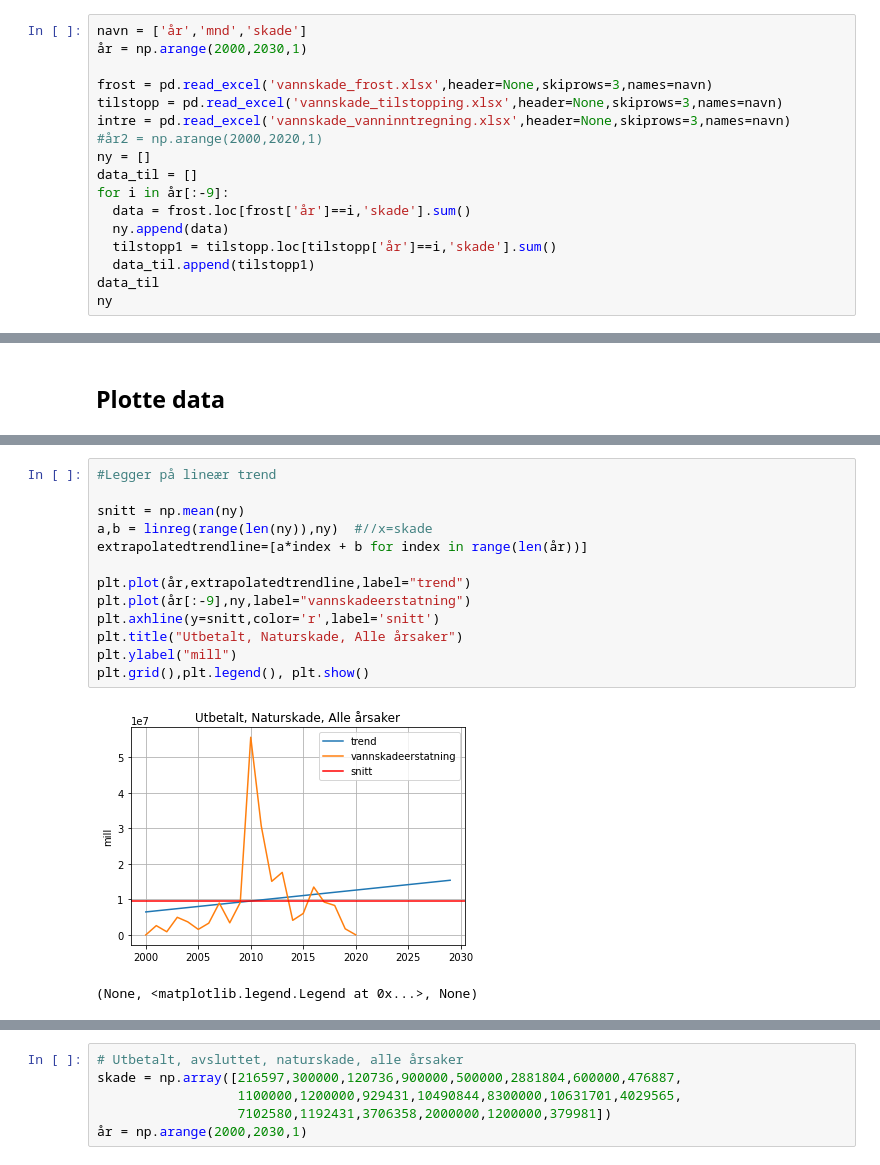
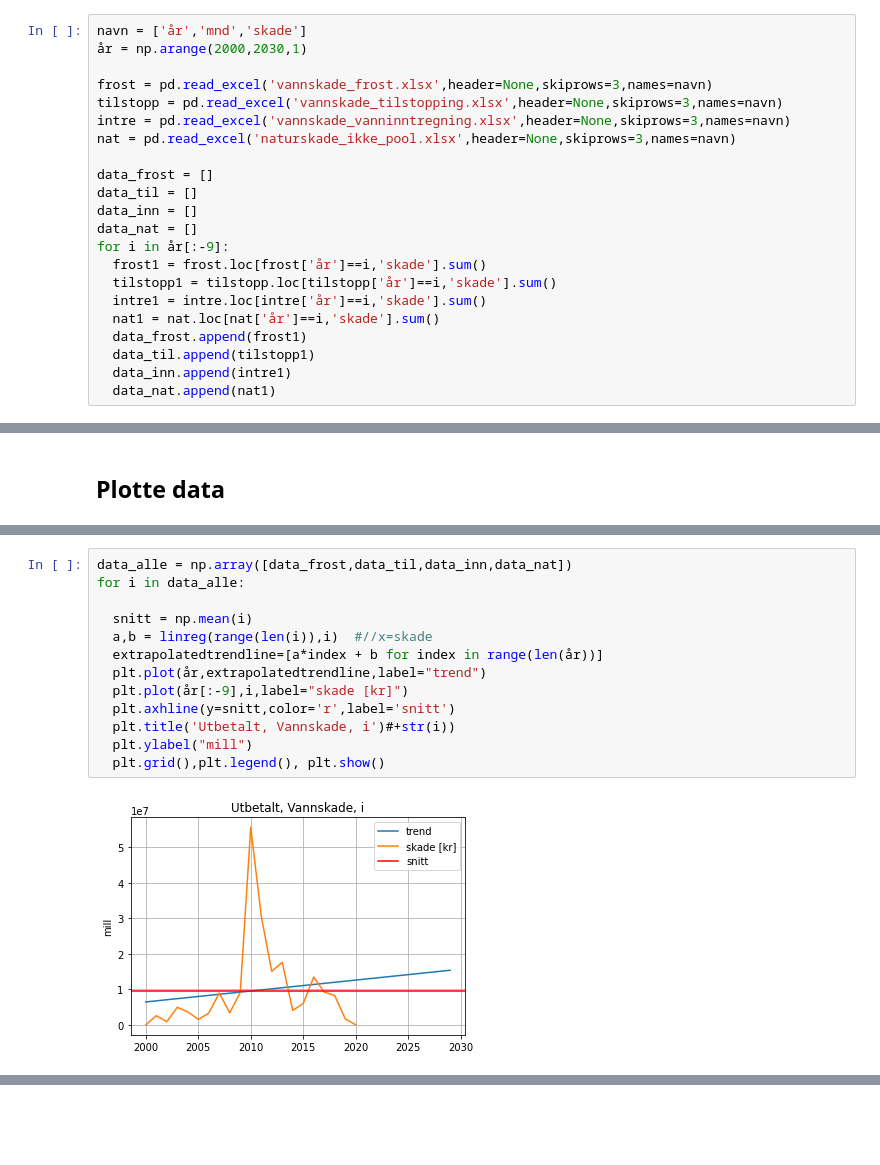
Before and after one commit to eirikngard/Eika, a Jupyter notebook: Vannskade.ipynb, the cells around one changed output, grey strips where cells are left out. Drawn from its saved outputs; the diff is of its cells as text; blank space fills up the shorter version.

```diff
--- a/Vannskade.ipynb
+++ b/Vannskade.ipynb
@@ -44,13 +45,18 @@ navn = ['år','mnd','skade']
 frost = pd.read_excel('vannskade_frost.xlsx',header=None,skiprows=3,names=navn)
 tilstopp = pd.read_excel('vannskade_tilstopping.xlsx',header=None,skiprows=3,names=navn)
 intre = pd.read_excel('vannskade_vanninntregning.xlsx',header=None,skiprows=3,names=navn)
-#år2 = np.arange(2000,2020,1)
-ny = []
+nat = pd.read_excel('naturskade_ikke_pool.xlsx',header=None,skiprows=3,names=navn)
+
+data_frost = []
 data_til = []
+data_inn = []
+data_nat = []
 for i in år[:-9]:
-  data = frost.loc[frost['år']==i,'skade'].sum()
-  ny.append(data)
+  frost1 = frost.loc[frost['år']==i,'skade'].sum()
   tilstopp1 = tilstopp.loc[tilstopp['år']==i,'skade'].sum()
+  intre1 = intre.loc[intre['år']==i,'skade'].sum()
+  nat1 = nat.loc[nat['år']==i,'skade'].sum()
+  data_frost.append(frost1)
   data_til.append(tilstopp1)
-data_til
-ny
+  data_inn.append(intre1)
+  data_nat.append(nat1)
@@ -97,16 +113,15 @@ data_til
 # %%
-#Legger på lineær trend
+data_alle = np.array([data_frost,data_til,data_inn,data_nat])
+for i in data_alle:
 
-snitt = np.mean(ny)
-a,b = linreg(range(len(ny)),ny)  #//x=skade
-extrapolatedtrendline=[a*index + b for index in range(len(år))]
-
-plt.plot(år,extrapolatedtrendline,label="trend")
-plt.plot(år[:-9],ny,label="vannskadeerstatning")
-plt.axhline(y=snitt,color='r',label='snitt')
-plt.title("Utbetalt, Naturskade, Alle årsaker")
-plt.ylabel("mill")
-plt.grid(),plt.legend(), plt.show()
+  snitt = np.mean(i)
+  a,b = linreg(range(len(i)),i)  #//x=skade
+  extrapolatedtrendline=[a*index + b for index in range(len(år))]
+  plt.plot(år,extrapolatedtrendline,label="trend")
+  plt.plot(år[:-9],i,label="skade [kr]")
+  plt.axhline(y=snitt,color='r',label='snitt')
+  plt.title('Utbetalt, Vannskade, i')#+str(i))
+  plt.ylabel("mill")
+  plt.grid(),plt.legend(), plt.show()
 # %% [output]
-[figure, old version]
+[figure, new version]
-(None, <matplotlib.legend.Legend at 0x...>, None)
@@ -113,6 +130,0 @@ plt.grid(),plt.legend(), plt.show()
-# %%
-# Utbetalt, avsluttet, naturskade, alle årsaker
-skade = np.array([216597,300000,120736,900000,500000,2881804,600000,476887,
-                  1100000,1200000,929431,10490844,8300000,10631701,4029565,
-                  7102580,1192431,3706358,2000000,1200000,379981])
-år = np.arange(2000,2030,1)
```
Also changed, not shown: parts of 8 cells of this notebook.
